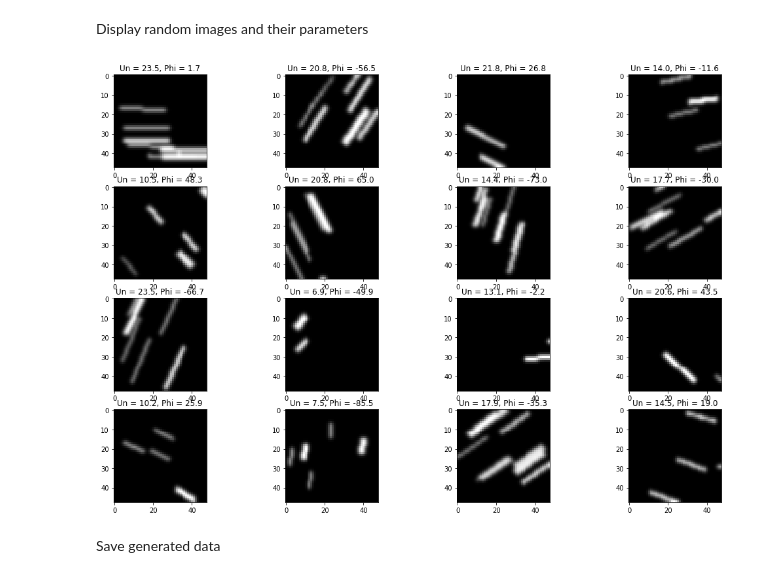
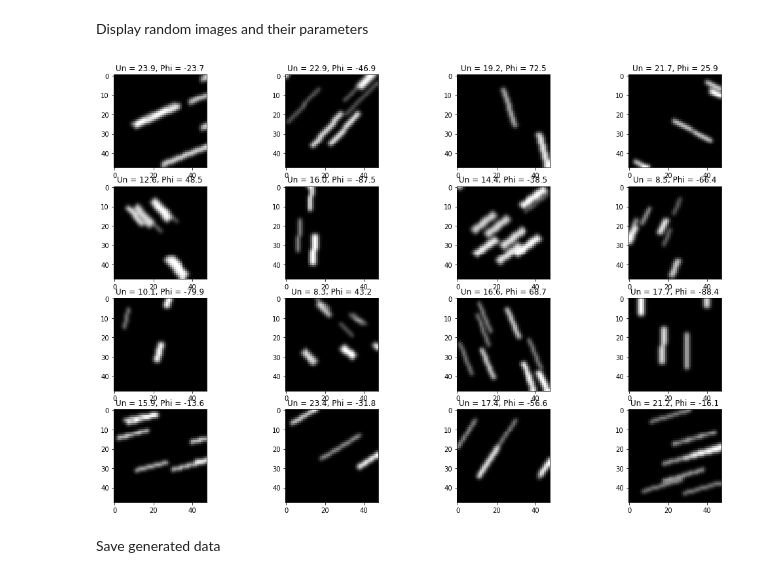
Before and after one commit to agrayver/streakcnn, a Jupyter notebook: generate_CNN_dataset.ipynb, the cells around one changed output. Saved outputs shown, nothing was run; the diff lists cells and outputs as text; code cells hidden in the pictures.

```diff
--- a/generate_CNN_dataset.ipynb
+++ b/generate_CNN_dataset.ipynb
@@ -104,19 +104,19 @@ plt.hist(Phi)
 # %% [markdown]
 Display random images and their parameters
 # %%
-indices = random.randint(0, len(trainImages), 16)
+indices = random.randint(0, len(images), 16)
 
 fig = plt.figure()
 for i in range(indices.size):
     ax = fig.add_subplot(4, 4, i + 1)
     plt.gray()
     plt.imshow(images[indices[i],0,:,:])
     ax.set_title("Un = %.1f, Phi = %.1f" % (Un[indices[i]], Phi[indices[i]]))
 
 fig.set_size_inches(np.array(fig.get_size_inches()) * 3)
 plt.show()
 # %% [output]
-[figure, old version]
+[figure, new version]
 # %% [markdown]
 Save generated data
 # %%
```
Also changed, not shown: parts of 1 cell of this notebook, 1 other file.
